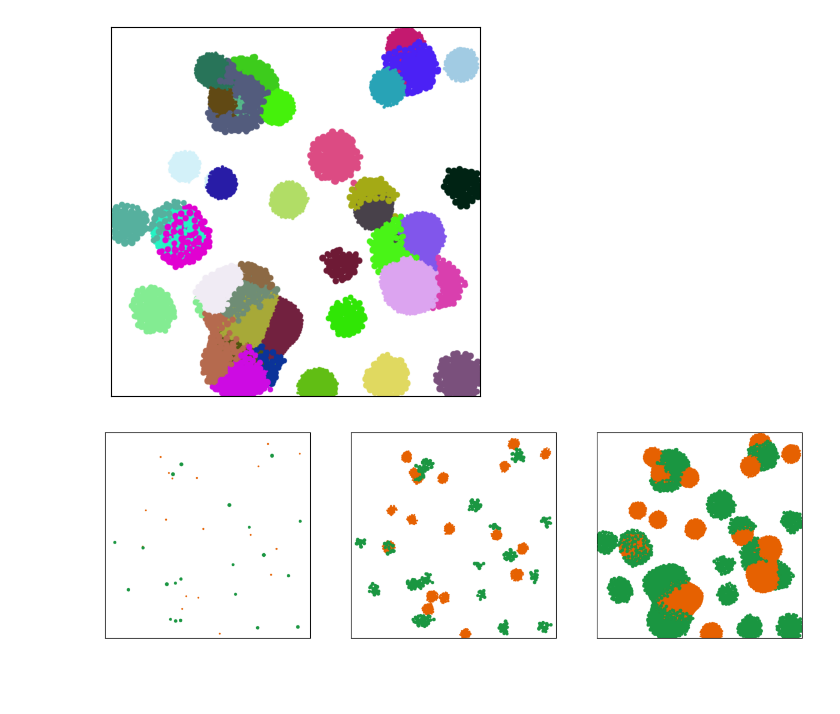
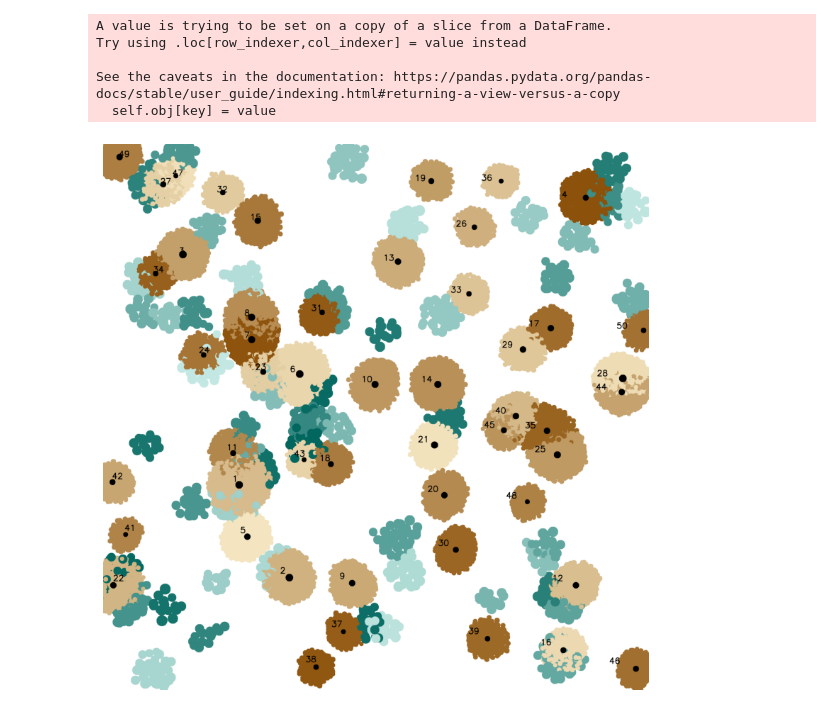
Before and after one commit to Jsakkos/nufeb_tools, a Jupyter notebook: notebooks/cell ancestry.ipynb, the cells around one changed output. Saved outputs shown, nothing was run; the diff lists cells and outputs as text; code cells hidden in the pictures; blank space fills up the shorter version.

Commit message:
Updated colony plotting function

```diff
--- a/notebooks/cell ancestry.ipynb
+++ b/notebooks/cell ancestry.ipynb
@@ -22,4 +6,3 @@ import matplotlib.patches as mpatches
 # %%
-#x = utils.get_data(directory= r'D:\runs\Run_33_66_72_1_2021-06-24')
-x = utils.get_data(directory= r'D:\runs\Run_21_18_56_1_2021-07-12')
+x = utils.get_data(directory=r'E:\sucrose\runs\Run_50_50_1.00e+00_1_2022-01-11_48525')
 #x = utils.get_data(test=True)
@@ -74,18 +28,14 @@ f.tight_layout()
 # %%
-f,ax = plt.subplots()
-plot.colony(x,35000,ax=ax)
+f, ax = plt.subplots(figsize=(8,8))
+im = plot.colony(x,20000,by='Species',ax=ax,fitness=True)
+ax.set_axis_off()
+f.tight_layout()
+f.savefig(r'..\docs\_static\images\colony_fitness.png',dpi=300,bbox_inches='tight')
 plt.show()
 # %% [output]
+A value is trying to be set on a copy of a slice from a DataFrame.
+Try using .loc[row_indexer,col_indexer] = value instead
+
+See the caveats in the documentation: https://pandas.pydata.org/pandas-docs/stable/user_guide/indexing.html#returning-a-view-versus-a-copy
+  self.obj[key] = value
-[figure, old version]
+[figure, new version]
-# %%
-IDs = sorted(df[df.mother_cell != -1].mother_cell.unique())
-colors = {x : tuple(np.random.randint(0,256, 3).astype('int')) for x in IDs}
-f, axes = plt.subplots(ncols=3,figsize=(15,5))
-
-for ax, time in zip(axes,[100,20000,35000]):
-    plot.colony(x,time,by='Species',ax=ax)
-plt.show()
-f.tight_layout()
-f.savefig('Colonies over time.png')
-# %% [output]
-[figure, removed]
```
Also changed, not shown: parts of 26 cells of this notebook, 8 other files.
